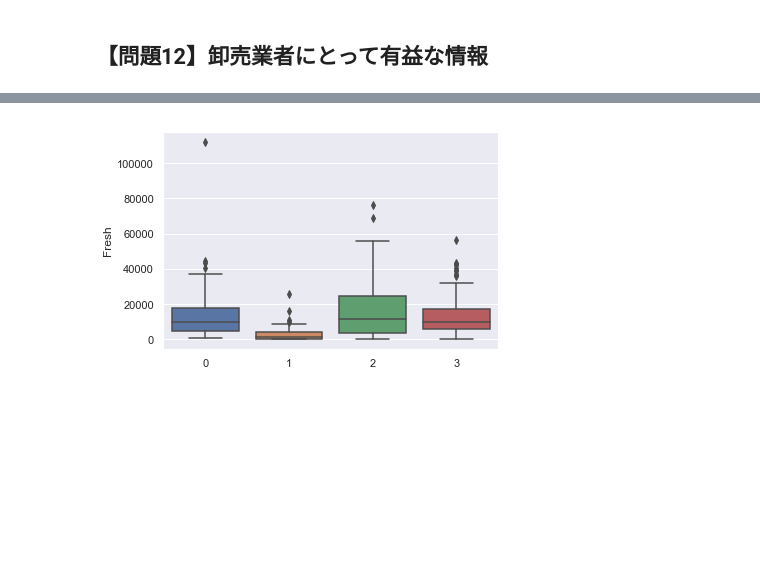
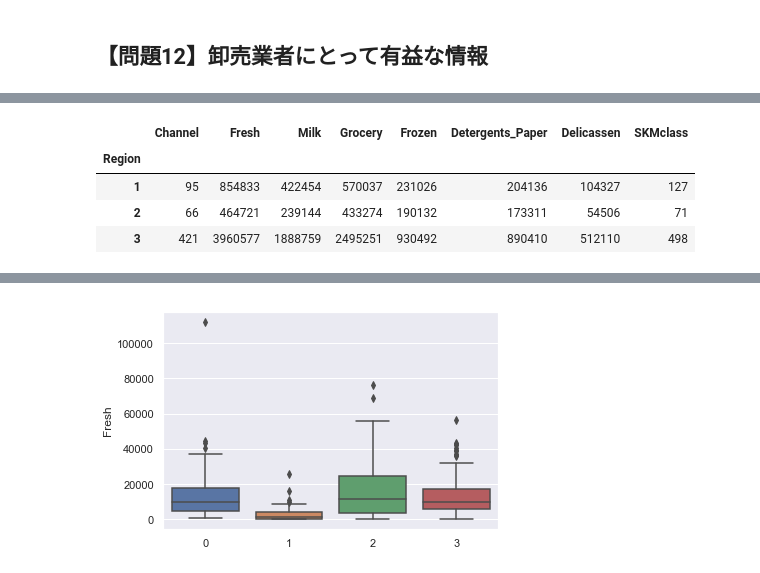
Before and after one commit to ryuu09-hub/diveintocode-ml2, a Jupyter notebook: Sprint/Sprint7.ipynb, the cells around one changed output, grey strips where cells are left out. Drawn from its saved outputs; the diff is of its cells as text; code cells hidden in the pictures; blank space fills up the shorter version.

```diff
--- a/Sprint/Sprint7.ipynb
+++ b/Sprint/Sprint7.ipynb
@@ -532,0 +543,8 @@ data2.groupby(["Channel","Region","SKMclass"]).mean().round()
+# %%
+data2.groupby(["Region"]).sum().round()
+# %% [output]
+|  | Channel | Fresh | Milk | Grocery | Frozen | Detergents_Paper | Delicassen | SKMclass |
+| Region |  |  |  |  |  |  |  |  |
+| 1 | 95 | 854833 | 422454 | 570037 | 231026 | 204136 | 104327 | 127 |
+| 2 | 66 | 464721 | 239144 | 433274 | 190132 | 173311 | 54506 | 71 |
+| 3 | 421 | 3960577 | 1888759 | 2495251 | 930492 | 890410 | 512110 | 498 |
```
Also changed, not shown: parts of 13 cells of this notebook.
